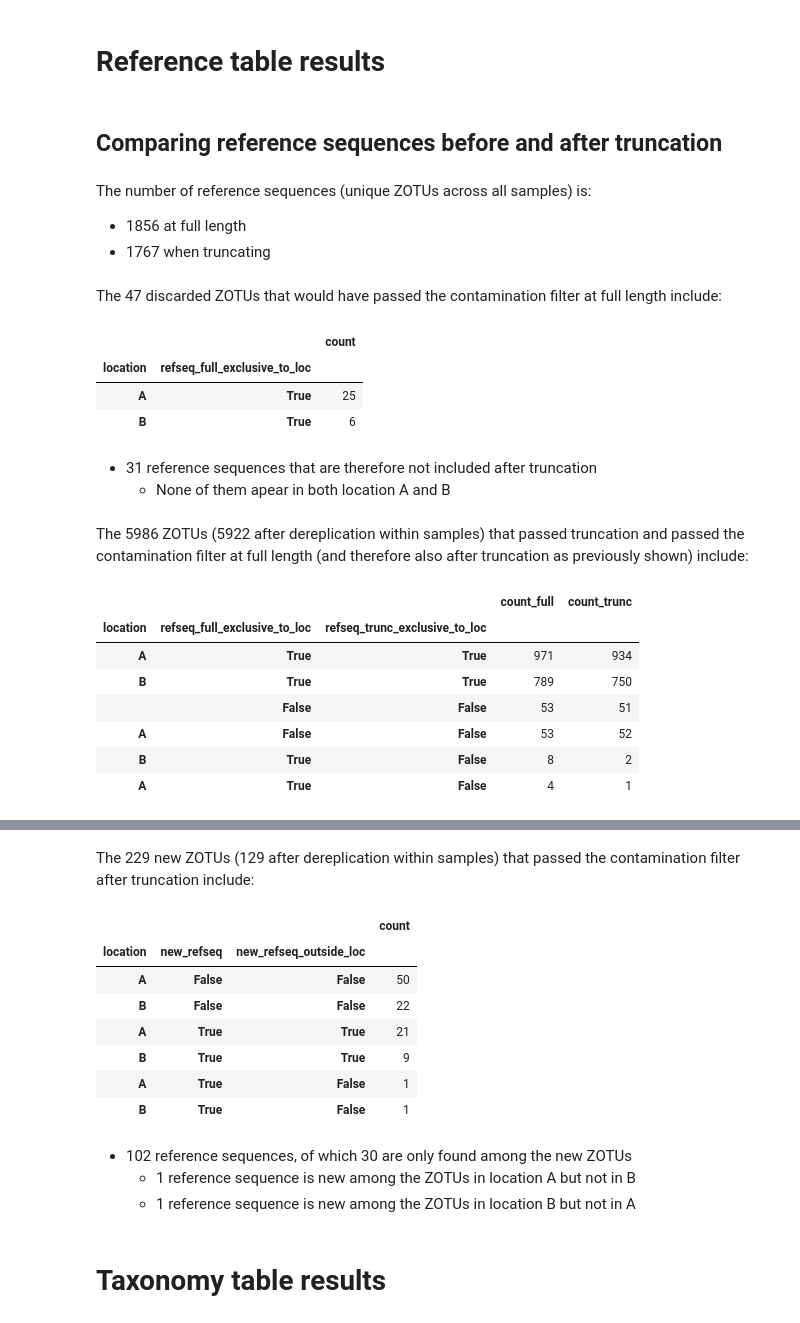
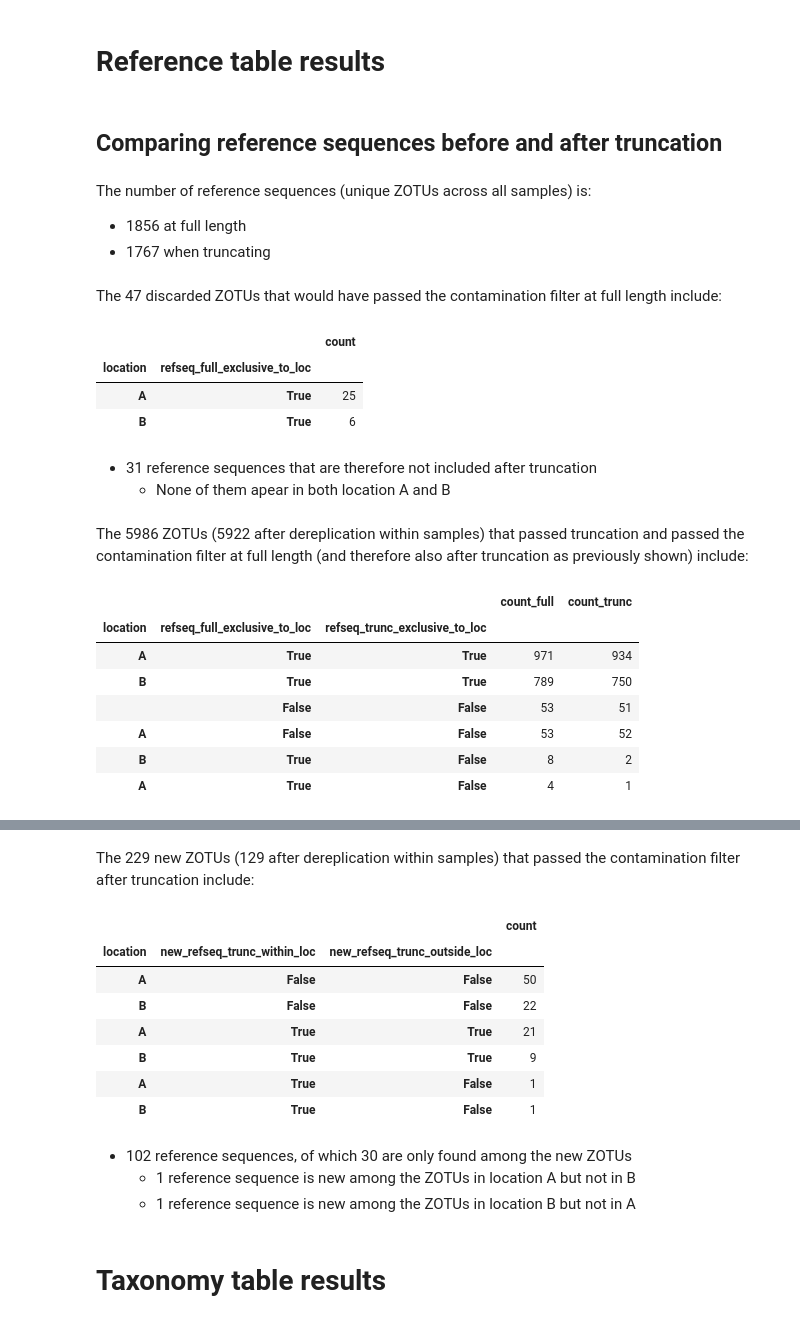
Before and after one commit to SethGG/mycodiversity-arise, a Jupyter notebook: 7_data_analysis.ipynb, the cells around one changed output, grey strips where cells are left out. Cells and saved outputs as stored; diff of their text form; code cells hidden in the pictures.

Commit message:
tax discard

```diff
--- a/7_data_analysis.ipynb
+++ b/7_data_analysis.ipynb
@@ -273,21 +273,21 @@ display(md(f"The number of reference sequences (unique ZOTUs across all samples)
 
 # ---
 
-df_not_trunc_contam_full = df_not_trunc[df_not_trunc["passed_contam_full"] == True]
-df_not_trunc_refseq_full = df_not_trunc_contam_full.drop_duplicates(subset=["location", "refsequence_pk_full"]).copy()
+df_discard_contam_full = df_discard[df_discard["passed_contam_full"] == True]
+df_discard_refseq_full = df_discard_contam_full.drop_duplicates(subset=["location", "refsequence_pk_full"]).copy()
 
-df_not_trunc_refseq_full["refseq_full_exclusive_to_loc"] = ~(
-    df_not_trunc_refseq_full["refsequence_pk_full"].isin(df_not_trunc_refseq_full[df_not_trunc_refseq_full["location"] == "A"]["refsequence_pk_full"]) &
-    df_not_trunc_refseq_full["refsequence_pk_full"].isin(df_not_trunc_refseq_full[df_not_trunc_refseq_full["location"] == "B"]["refsequence_pk_full"])
+df_discard_refseq_full["refseq_full_exclusive_to_loc"] = ~(
+    df_discard_refseq_full["refsequence_pk_full"].isin(df_discard_refseq_full[df_discard_refseq_full["location"] == "A"]["refsequence_pk_full"]) &
+    df_discard_refseq_full["refsequence_pk_full"].isin(df_discard_refseq_full[df_discard_refseq_full["location"] == "B"]["refsequence_pk_full"])
 )
 
-df_not_trunc_refseq_full_count = pd.DataFrame(df_not_trunc_refseq_full.value_counts(subset=["location", "refseq_full_exclusive_to_loc"]))
+df_discard_refseq_full_count = pd.DataFrame(df_discard_refseq_full.value_counts(subset=["location", "refseq_full_exclusive_to_loc"]))
 
-num_not_trunc_contam_full = df_not_trunc_contam_full.shape[0]
-num_not_trunc_refseq_full = df_not_trunc_contam_full.drop_duplicates(subset="refsequence_pk_full").shape[0]
-display(md(f"The {num_not_trunc_contam_full} discarded ZOTUs that would have passed the contamination filter at full length include:"))
-display(df_not_trunc_refseq_full_count)
-display(md(f"- {num_not_trunc_refseq_full} reference sequences that are therefore not included after truncation\n"
+num_discard_contam_full = df_discard_contam_full.shape[0]
+num_discard_refseq_full = df_discard_contam_full.drop_duplicates(subset="refsequence_pk_full").shape[0]
+display(md(f"The {num_discard_contam_full} discarded ZOTUs that would have passed the contamination filter at full length include:"))
+display(df_discard_refseq_full_count)
+display(md(f"- {num_discard_refseq_full} reference sequences that are therefore not included after truncation\n"
            f"\t- None of them apear in both location A and B"))
 
 
@@ -312,46 +312,58 @@ df_trunc_refseq_both_count = pd.DataFrame.join(
 
 num_trunc_contam_full = df_trunc_contam_full.shape[0]
 num_trunc_contam_full_trunc_derep = df_trunc_contam_full.drop_duplicates(subset=["srr_name", "trunc_zotu_id"]).shape[0]
+num_trunc_refseq_full_exclusive_full = df_trunc_refseq_both_count.loc[(slice(None), True, slice(None))]["count_full"].sum()
 num_trunc_refseq_both_exclusive_full = df_trunc_refseq_both_count.loc[(slice(None), True, True)]["count_full"].sum()
 num_trunc_refseq_both_exclusive_trunc = df_trunc_refseq_both_count.loc[(slice(None), True, True)]["count_trunc"].sum()
-
+num_trunc_refseq_full_exclusive_A_full = df_trunc_refseq_both_count.loc[("A", True, False)]["count_full"].sum()
+num_trunc_refseq_full_exclusive_A_trunc = df_trunc_refseq_both_count.loc[("A", True, False)]["count_trunc"].sum()
+num_trunc_refseq_full_exclusive_B_full = df_trunc_refseq_both_count.loc[("B", True, False)]["count_full"].sum()
+num_trunc_refseq_full_exclusive_B_trunc = df_trunc_refseq_both_count.loc[("B", True, False)]["count_trunc"].sum()
+num_trunc_refseq_not_exclusive_full = df_trunc_refseq_both_count.loc["A", False, slice(None)]["count_full"].sum()
 
 display(md(f"The {num_trunc_contam_full} ZOTUs ({num_trunc_contam_full_trunc_derep} after dereplication within samples) that passed truncation and passed the contamination filter at full length (and therefore also after truncation as previously shown) include:"))
 display(df_trunc_refseq_both_count)
-display(md(f"- {num_trunc_refseq_both_exclusive_full} full length reference sequences that only apear in one location\n"
-           f"\t- which get truncated to {num_trunc_refseq_both_exclusive_trunc} reference sequences"))
+display(md(f"- {num_trunc_refseq_full_exclusive_full} full length reference sequences that only appear in one location\n"
+           f"\t- of which {num_trunc_refseq_both_exclusive_full} also only apear in one location after truncation\n"
+           f"\t\t- resulting in {num_trunc_refseq_both_exclusive_trunc} truncated reference sequences\n"
+           f"\t- of which {num_trunc_refseq_full_exclusive_A_full} are no longer exclusive to location A after truncation\n"
+           f"\t\t- resulting in {num_trunc_refseq_full_exclusive_A_trunc} truncated reference sequences\n"
+           f"\t- of which {num_trunc_refseq_full_exclusive_B_full} are no longer exclusive to location B after truncation\n"
+           f"\t\t- resulting in {num_trunc_refseq_full_exclusive_B_trunc} truncated reference sequences\n"
+           f"- {num_trunc_refseq_not_exclusive_full} full length reference sequences appear in both locations"
+           ))
 
 
 # ---
 
-df_trunc_new_contam = df_new_abun[(df_new_abun["new_zotu"] == True) & (df_new_abun['passed_contam_trunc'] == True)]
-df_trunc_new_refseq_loc = df_trunc_new_contam.drop_duplicates(subset=["location", "refsequence_pk_trunc"])
+df_trunc_new_contam = df_abun_trunc_only[(df_abun_trunc_only["new_zotu_trunc"] == True) & (df_abun_trunc_only['passed_contam_trunc'] == True)]
+df_trunc_refseq_new_zotu = df_trunc_new_contam.drop_duplicates(subset=["location", "refsequence_pk_trunc"])
+df_trunc_refseq_both_trunc = df_trunc_refseq_both.drop_duplicates(subset=["location", "refsequence_pk_trunc"])
 
-df_trunc_new_refseq_loc = df_trunc_new_refseq_loc.merge(
-    df_trunc_refseq_trunc_loc[["location", "refsequence_pk_trunc"]],
-    on=["location", "refsequence_pk_trunc"], how="left", indicator=True).set_index(df_trunc_new_refseq_loc.index)
-df_trunc_new_refseq_loc["new_refseq"] = df_trunc_new_refseq_loc["_merge"] == "left_only"
-df_trunc_new_refseq_loc = df_trunc_new_refseq_loc.drop(columns=['_merge'])
+df_trunc_refseq_new_zotu= df_trunc_refseq_new_zotu.merge(
+    df_trunc_refseq_both_trunc[["location", "refsequence_pk_trunc"]],
+    on=["location", "refsequence_pk_trunc"], how="left", indicator=True).set_index(df_trunc_refseq_new_zotu.index)
+df_trunc_refseq_new_zotu["new_refseq_trunc_within_loc"] = df_trunc_refseq_new_zotu["_merge"] == "left_only"
+df_trunc_refseq_new_zotu = df_trunc_refseq_new_zotu.drop(columns=['_merge'])
 
-df_trunc_new_refseq_loc = df_trunc_new_refseq_loc.merge(
-    df_trunc_refseq_trunc_loc.drop_duplicates(subset="refsequence_pk_trunc")["refsequence_pk_trunc"],
-    on=["refsequence_pk_trunc"], how="left", indicator=True).set_index(df_trunc_new_refseq_loc.index)
-df_trunc_new_refseq_loc["new_refseq_outside_loc"] = df_trunc_new_refseq_loc["_merge"] == "left_only"
-df_trunc_new_refseq_loc = df_trunc_new_refseq_loc.drop(columns=['_merge'])
-df_trunc_new_refseq_loc_count = pd.DataFrame(df_trunc_new_refseq_loc.value_counts(subset=["location", "new_refseq", "new_refseq_outside_loc"]))
+df_trunc_refseq_new_zotu["new_refseq_trunc_outside_loc"] = ~(
+    df_trunc_refseq_new_zotu["refsequence_pk_trunc"].isin(df_trunc_refseq_both_trunc["refsequence_pk_trunc"])
+)
+
+df_trunc_refseq_new_zotu_count = pd.DataFrame(df_trunc_refseq_new_zotu.value_counts(subset=["location", "new_refseq_trunc_within_loc", "new_refseq_trunc_outside_loc"]))
 
 num_trunc_new_contam = df_trunc_new_contam.shape[0]
 num_trunc_new_contam_derep = df_trunc_new_contam.drop_duplicates(subset=["srr_name", "trunc_zotu_id"]).shape[0]
-num_trunc_new_refseq_not_new = df_trunc_new_refseq_loc_count.loc[(slice(None), False, False)]["count"].sum()
-num_trunc_new_refseq_new = df_trunc_new_refseq_loc_count.loc[(slice(None), True, True)]["count"].sum()
-num_trunc_new_refseq = num_trunc_new_refseq_not_new + num_trunc_new_refseq_new
-num_trunc_new_refseq_newA = df_trunc_new_refseq_loc_count.loc[("A", True, False)]["count"]
-num_trunc_new_refseq_newB = df_trunc_new_refseq_loc_count.loc[("B", True, False)]["count"]
+num_trunc_refseq_new_zotu_not_new_refseq = df_trunc_refseq_new_zotu_count.loc[(slice(None), False, False)]["count"].sum()
+num_trunc_refseq_new_zotu_new_refseq = df_trunc_refseq_new_zotu_count.loc[(slice(None), True, True)]["count"].sum()
+num_trunc_refseq_new_zotu = num_trunc_refseq_new_zotu_not_new_refseq + num_trunc_refseq_new_zotu_new_refseq
+num_trunc_refseq_new_zotu_newA = df_trunc_refseq_new_zotu_count.loc[("A", True, False)]["count"]
+num_trunc_refseq_new_zotu_newB = df_trunc_refseq_new_zotu_count.loc[("B", True, False)]["count"]
 display(md(f"The {num_trunc_new_contam} new ZOTUs ({num_trunc_new_contam_derep} after dereplication within samples) that passed the contamination filter after truncation include:"))
-display(df_trunc_new_refseq_loc_count)
-display(md(f"- {num_trunc_new_refseq} reference sequences, of which {num_trunc_new_refseq_new} are only found among the new ZOTUs\n"
-           f"\t- {num_trunc_new_refseq_newA} reference sequence is new among the ZOTUs in location A but not in B\n"
-           f"\t- {num_trunc_new_refseq_newB} reference sequence is new among the ZOTUs in location B but not in A"))
+display(df_trunc_refseq_new_zotu_count)
+display(md(f"- {num_trunc_refseq_new_zotu} reference sequences, of which {num_trunc_refseq_new_zotu_new_refseq} are only found among the new ZOTUs\n"
+           f"\t- {num_trunc_refseq_new_zotu_newA} reference sequence is new among the ZOTUs in location A but not in B\n"
+           f"\t- {num_trunc_refseq_new_zotu_newB} reference sequence is new among the ZOTUs in location B but not in A"))
 # %% [output]
 ## Comparing reference sequences before and after truncation
 The number of reference sequences (unique ZOTUs across all samples) is:
@@ -378,6 +396,6 @@ The 5986 ZOTUs (5922 after dereplication within samples) that passed truncation
 The 229 new ZOTUs (129 after dereplication within samples) that passed the contamination filter after truncation include:
 |  |  |  | count |
-| location | new_refseq | new_refseq_outside_loc |  |
+| location | new_refseq_trunc_within_loc | new_refseq_trunc_outside_loc |  |
 | A | False | False | 50 |
 | B | False | False | 22 |
 | A | True | True | 21 |
```
Also changed, not shown: parts of 5 cells of this notebook.
